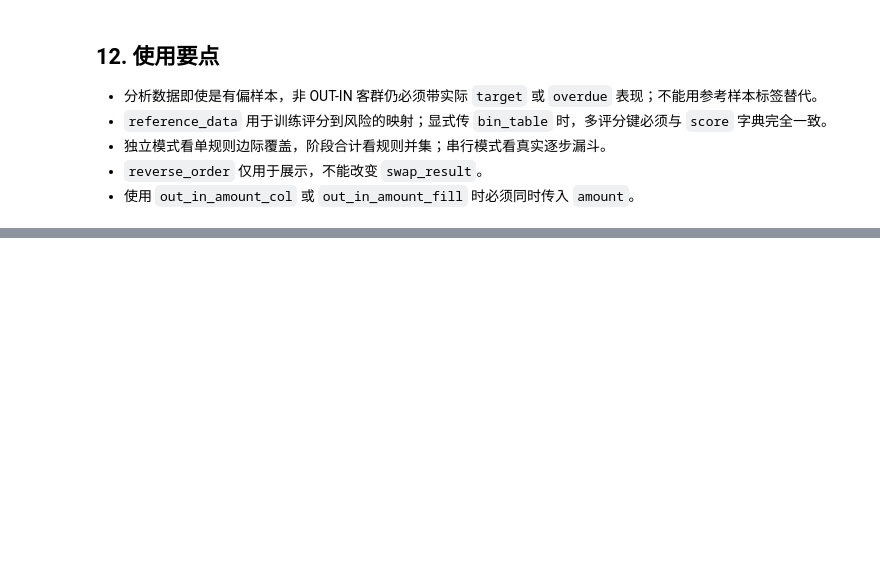
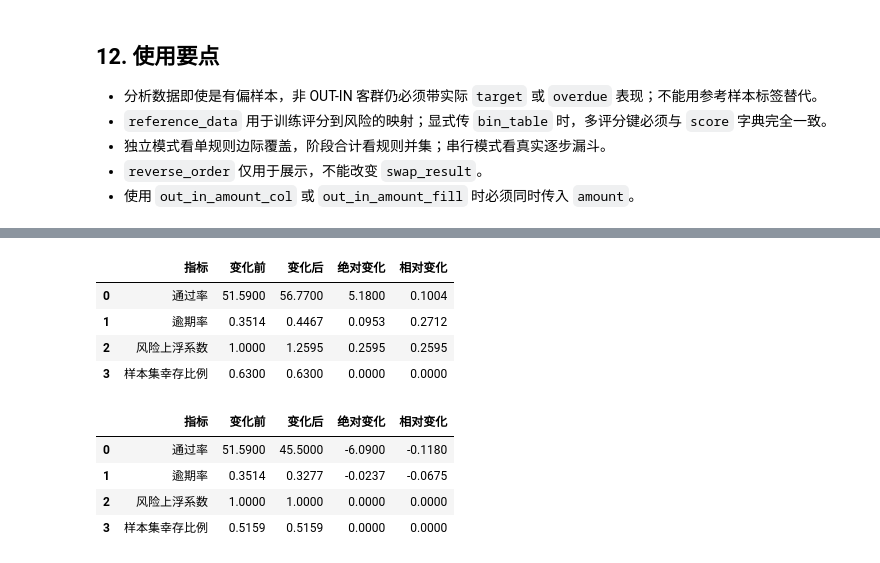
Before and after one commit to hengshu-credit/hscredit, a Jupyter notebook: examples/20_rule_swap_analysis.ipynb, the cells around one changed output, grey strips where cells are left out. Cells and saved outputs as stored; diff of their text form; code cells hidden in the pictures; blank space fills up the shorter version.

```diff
--- a/examples/20_rule_swap_analysis.ipynb
+++ b/examples/20_rule_swap_analysis.ipynb
@@ -426,0 +452,28 @@ assert stage_row(multi_score_result['swap_pipeline'], 'ALL-IN置换')['样本总
+# %%
+fixed_data = data.assign(旧策略通过=in_in_mask | out_mask)
+fixed = run_swap(data=fixed_data, original_pass='旧策略通过', sample_survival_rate=0.63)
+old_rate = 0.63 * fixed_data['旧策略通过'].mean()
+assert np.isclose(fixed['swap_result'].set_index('指标').loc['通过率', '变化前'], old_rate * 100)
+
+passed_only = fixed_data.loc[fixed_data['旧策略通过']].copy()
+passed_result = rule_swap_analysis(
+    passed_only, score='score_main', original_pass='旧策略通过',
+    rules_out=rules_out, bin_table=score_bin_table, target='target',
+    sample_survival_rate=old_rate, n_jobs=1,
+)
+passed_rates = passed_result['swap_result'].set_index('指标').loc['通过率']
+assert np.isclose(passed_rates['变化前'], old_rate * 100)
+assert np.isclose(passed_rates['变化后'], 0.63 * in_in_mask.sum() / len(data) * 100)
+display(fixed['swap_result'])
+display(passed_result['swap_result'])
+# %% [output]
+|  | 指标 | 变化前 | 变化后 | 绝对变化 | 相对变化 |
+| 0 | 通过率 | 51.5900 | 56.7700 | 5.1800 | 0.1004 |
+| 1 | 逾期率 | 0.3514 | 0.4467 | 0.0953 | 0.2712 |
+| 2 | 风险上浮系数 | 1.0000 | 1.2595 | 0.2595 | 0.2595 |
+| 3 | 样本集幸存比例 | 0.6300 | 0.6300 | 0.0000 | 0.0000 |
+|  | 指标 | 变化前 | 变化后 | 绝对变化 | 相对变化 |
+| 0 | 通过率 | 51.5900 | 45.5000 | -6.0900 | -0.1180 |
+| 1 | 逾期率 | 0.3514 | 0.3277 | -0.0237 | -0.0675 |
+| 2 | 风险上浮系数 | 1.0000 | 1.0000 | 0.0000 | 0.0000 |
+| 3 | 样本集幸存比例 | 0.5159 | 0.5159 | 0.0000 | 0.0000 |
```
Also changed, not shown: parts of 10 cells of this notebook, 13 other files.
